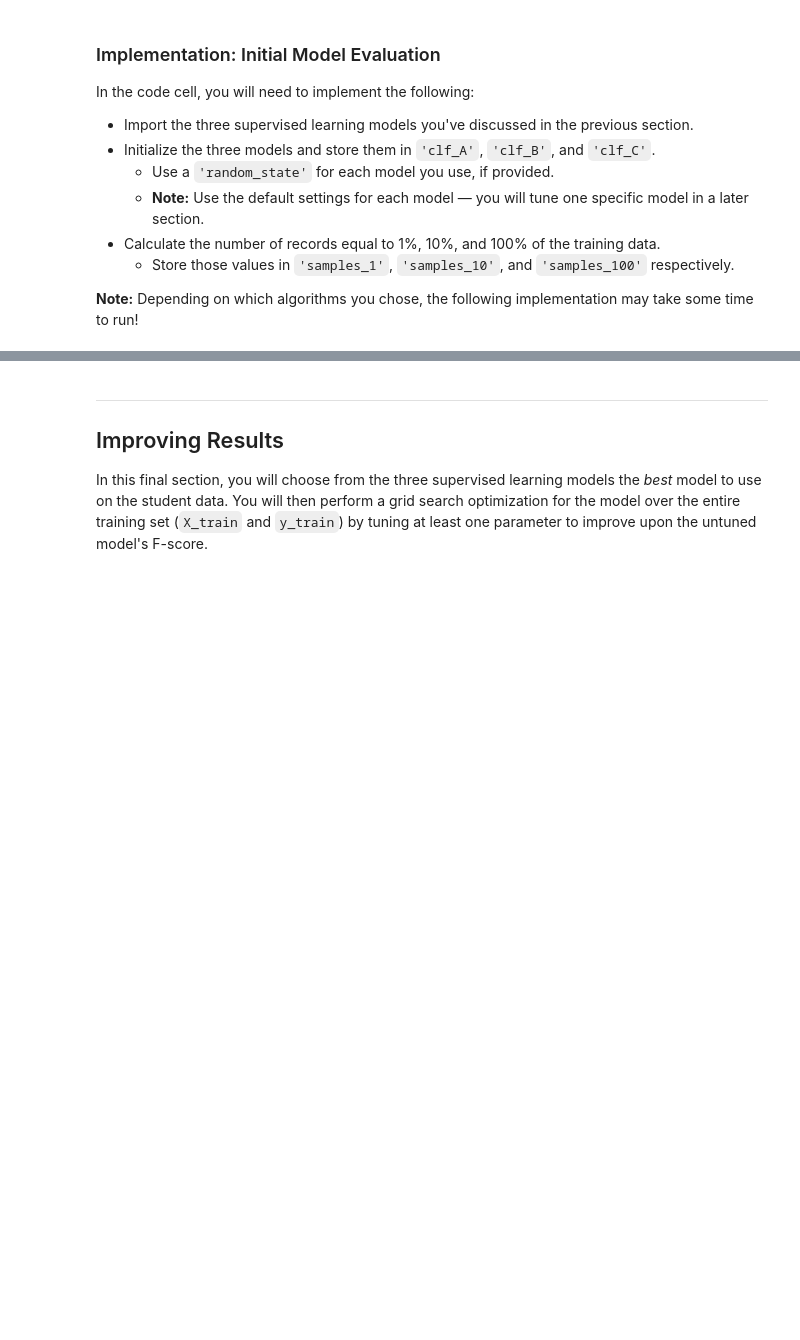
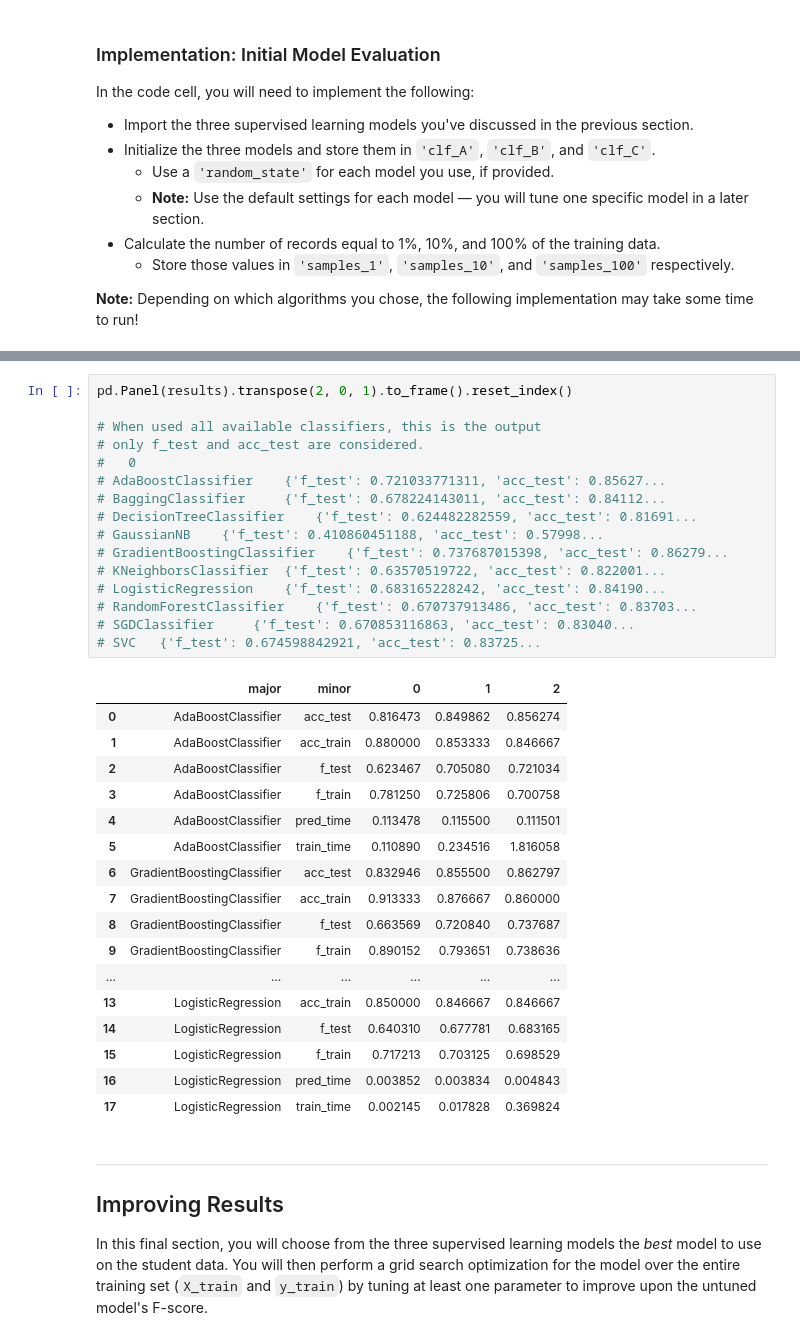
Before and after one commit to niranjanviladkar/udacity, a Jupyter notebook: Machine Learning Basic/projects/finding_donors/finding_donors.ipynb, the cells around one changed output, grey strips where cells are left out. Saved outputs shown, nothing was run; the diff lists cells and outputs as text; blank space fills up the shorter version.

```diff
--- a/Machine Learning Basic/projects/finding_donors/finding_donors.ipynb
+++ b/Machine Learning Basic/projects/finding_donors/finding_donors.ipynb
@@ -429,3 +459,37 @@ vs.evaluate(results, accuracy, fscore)
+# %%
+pd.Panel(results).transpose(2, 0, 1).to_frame().reset_index()
+
+# When used all available classifiers, this is the output
+# only f_test and acc_test are considered.
+#  	0
+# AdaBoostClassifier 	{'f_test': 0.721033771311, 'acc_test': 0.85627...
+# BaggingClassifier 	{'f_test': 0.678224143011, 'acc_test': 0.84112...
+# DecisionTreeClassifier 	{'f_test': 0.624482282559, 'acc_test': 0.81691...
+# GaussianNB 	{'f_test': 0.410860451188, 'acc_test': 0.57998...
+# GradientBoostingClassifier 	{'f_test': 0.737687015398, 'acc_test': 0.86279...
+# KNeighborsClassifier 	{'f_test': 0.63570519722, 'acc_test': 0.822001...
+# LogisticRegression 	{'f_test': 0.683165228242, 'acc_test': 0.84190...
+# RandomForestClassifier 	{'f_test': 0.670737913486, 'acc_test': 0.83703...
+# SGDClassifier 	{'f_test': 0.670853116863, 'acc_test': 0.83040...
+# SVC 	{'f_test': 0.674598842921, 'acc_test': 0.83725...
+# %% [output]
+|  | major | minor | 0 | 1 | 2 |
+| 0 | AdaBoostClassifier | acc_test | 0.816473 | 0.849862 | 0.856274 |
+| 1 | AdaBoostClassifier | acc_train | 0.880000 | 0.853333 | 0.846667 |
+| 2 | AdaBoostClassifier | f_test | 0.623467 | 0.705080 | 0.721034 |
+| 3 | AdaBoostClassifier | f_train | 0.781250 | 0.725806 | 0.700758 |
+| 4 | AdaBoostClassifier | pred_time | 0.113478 | 0.115500 | 0.111501 |
+| 5 | AdaBoostClassifier | train_time | 0.110890 | 0.234516 | 1.816058 |
+| 6 | GradientBoostingClassifier | acc_test | 0.832946 | 0.855500 | 0.862797 |
+| 7 | GradientBoostingClassifier | acc_train | 0.913333 | 0.876667 | 0.860000 |
+| 8 | GradientBoostingClassifier | f_test | 0.663569 | 0.720840 | 0.737687 |
+| 9 | GradientBoostingClassifier | f_train | 0.890152 | 0.793651 | 0.738636 |
+| ... | ... | ... | ... | ... | ... |
+| 13 | LogisticRegression | acc_train | 0.850000 | 0.846667 | 0.846667 |
+| 14 | LogisticRegression | f_test | 0.640310 | 0.677781 | 0.683165 |
+| 15 | LogisticRegression | f_train | 0.717213 | 0.703125 | 0.698529 |
+| 16 | LogisticRegression | pred_time | 0.003852 | 0.003834 | 0.004843 |
+| 17 | LogisticRegression | train_time | 0.002145 | 0.017828 | 0.369824 |
 # %% [markdown]
 ----
 ## Improving Results
```
Also changed, not shown: parts of 11 cells of this notebook.
